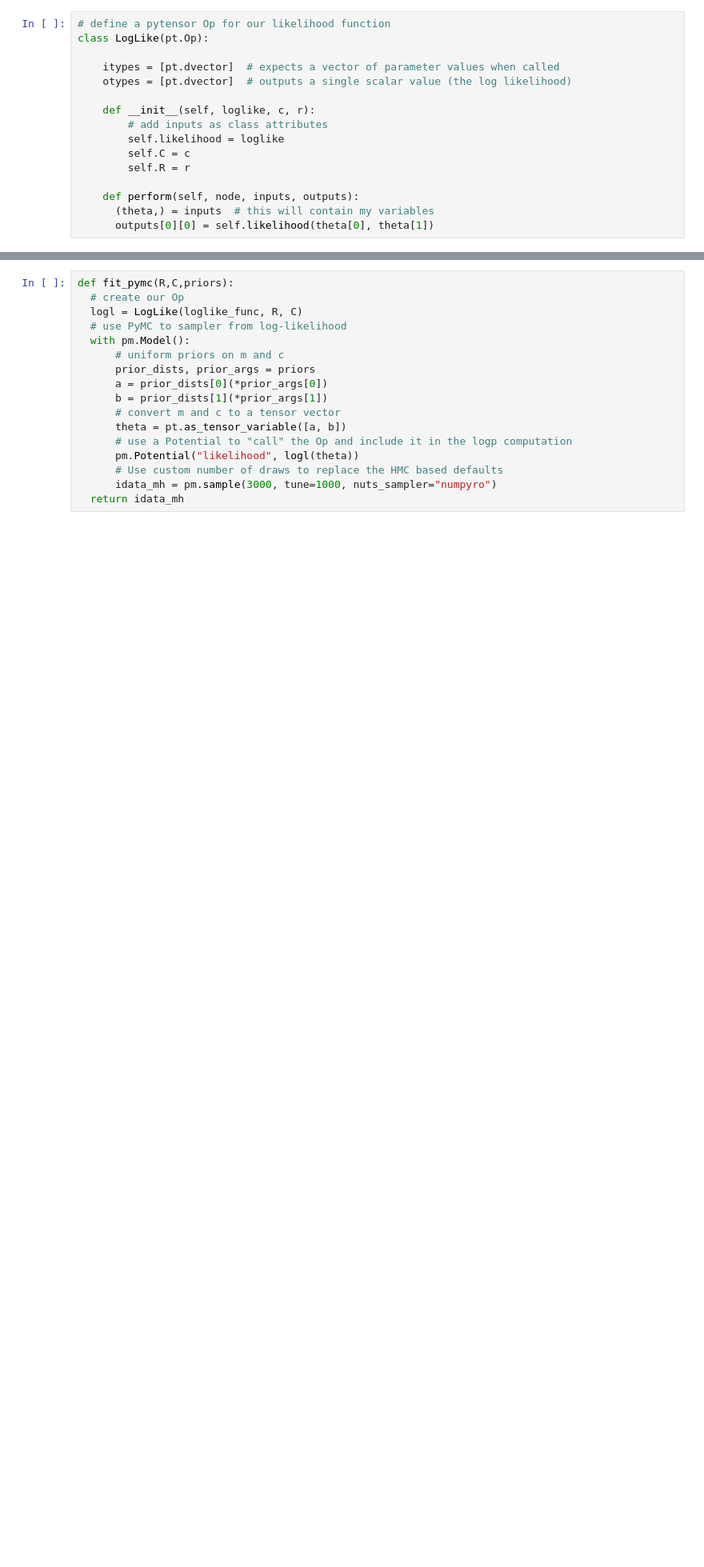
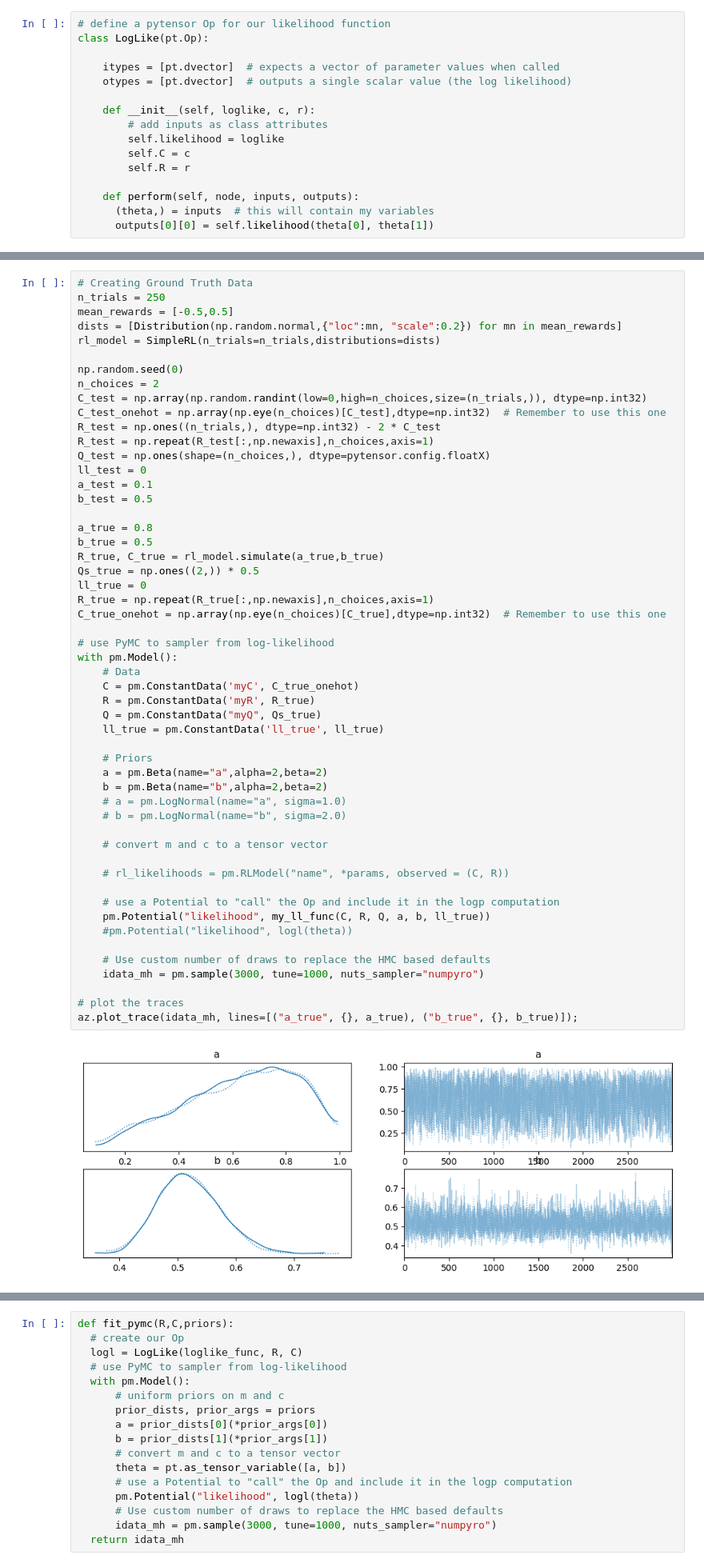
Before and after one commit to TheLemonPig/RL-SSM, a Jupyter notebook: RL_Practice.ipynb, the cells around one changed output, grey strips where cells are left out. Shown at 80% size. Drawn from its saved outputs; the diff is of its cells as text; blank space fills up the shorter version.

```diff
--- a/RL_Practice.ipynb
+++ b/RL_Practice.ipynb
@@ -1080,0 +865,55 @@ class LogLike(pt.Op):
+# %%
+# Creating Ground Truth Data
+n_trials = 250
+mean_rewards = [-0.5,0.5]
+dists = [Distribution(np.random.normal,{"loc":mn, "scale":0.2}) for mn in mean_rewards]
+rl_model = SimpleRL(n_trials=n_trials,distributions=dists)
+
+np.random.seed(0)
+n_choices = 2
+C_test = np.array(np.random.randint(low=0,high=n_choices,size=(n_trials,)), dtype=np.int32)
+C_test_onehot = np.array(np.eye(n_choices)[C_test],dtype=np.int32)  # Remember to use this one
+R_test = np.ones((n_trials,), dtype=np.int32) - 2 * C_test
+R_test = np.repeat(R_test[:,np.newaxis],n_choices,axis=1)
+Q_test = np.ones(shape=(n_choices,), dtype=pytensor.config.floatX)
+ll_test = 0
+a_test = 0.1
+b_test = 0.5
+
+a_true = 0.8
+b_true = 0.5
+R_true, C_true = rl_model.simulate(a_true,b_true)
+Qs_true = np.ones((2,)) * 0.5
+ll_true = 0
+R_true = np.repeat(R_true[:,np.newaxis],n_choices,axis=1)
+C_true_onehot = np.array(np.eye(n_choices)[C_true],dtype=np.int32)  # Remember to use this one
+
+# use PyMC to sampler from log-likelihood
+with pm.Model():
+    # Data
+    C = pm.ConstantData('myC', C_true_onehot)
+    R = pm.ConstantData('myR', R_true)
+    Q = pm.ConstantData("myQ", Qs_true)
+    ll_true = pm.ConstantData('ll_true', ll_true)
+
+    # Priors
+    a = pm.Beta(name="a",alpha=2,beta=2)
+    b = pm.Beta(name="b",alpha=2,beta=2)
+    # a = pm.LogNormal(name="a", sigma=1.0)
+    # b = pm.LogNormal(name="b", sigma=2.0)
+
+    # convert m and c to a tensor vector
+
+    # rl_likelihoods = pm.RLModel("name", *params, observed = (C, R))
+
+    # use a Potential to "call" the Op and include it in the logp computation
+    pm.Potential("likelihood", my_ll_func(C, R, Q, a, b, ll_true))
+    #pm.Potential("likelihood", logl(theta))
+
+    # Use custom number of draws to replace the HMC based defaults
+    idata_mh = pm.sample(3000, tune=1000, nuts_sampler="numpyro")
+
+# plot the traces
+az.plot_trace(idata_mh, lines=[("a_true", {}, a_true), ("b_true", {}, b_true)]);
+# %% [output]
+[figure, added]
```
Also changed, not shown: parts of 21 cells of this notebook.
